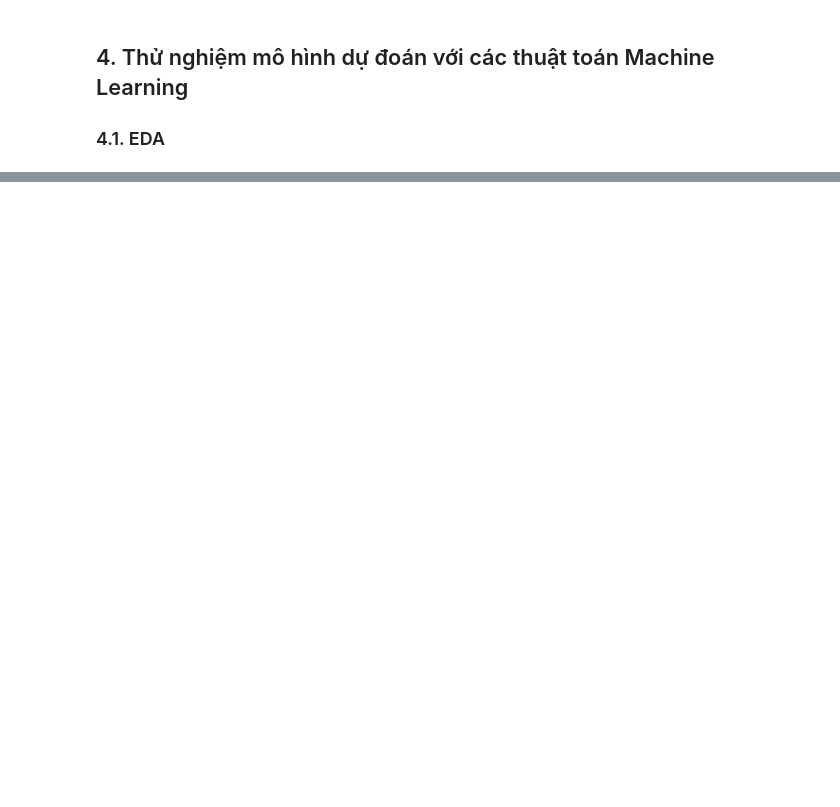
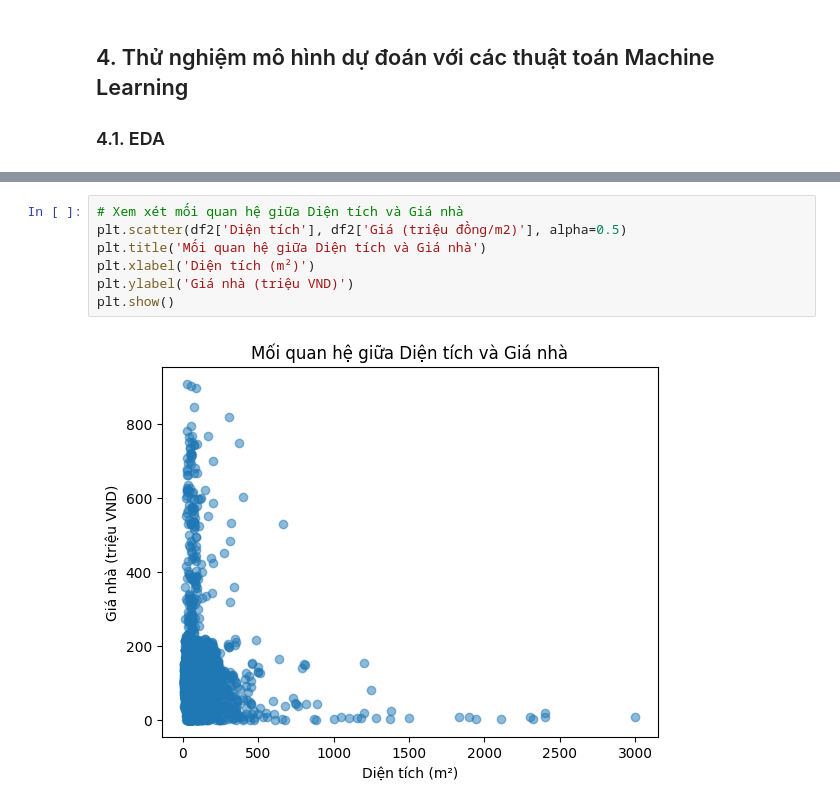
Before and after one commit to DucGhetData/Ha-Noi-Real-Estate-Manipulation-And-Visualization, a Jupyter notebook: notebooks/cleaning.ipynb, the cells around one changed output, grey strips where cells are left out. Drawn from its saved outputs; the diff is of its cells as text; blank space fills up the shorter version.

```diff
--- a/notebooks/cleaning.ipynb
+++ b/notebooks/cleaning.ipynb
@@ -464,0 +598,9 @@ df2.to_csv('F:\Data Analyst\Ha Noi Real Estate Visualization\data\VN_housing_dat
+# %%
+# Xem xét mối quan hệ giữa Diện tích và Giá nhà
+plt.scatter(df2['Diện tích'], df2['Giá (triệu đồng/m2)'], alpha=0.5)
+plt.title('Mối quan hệ giữa Diện tích và Giá nhà')
+plt.xlabel('Diện tích (m²)')
+plt.ylabel('Giá nhà (triệu VND)')
+plt.show()
+# %% [output]
+[figure, added]
```
Also changed, not shown: parts of 54 cells of this notebook, 6 other files.
